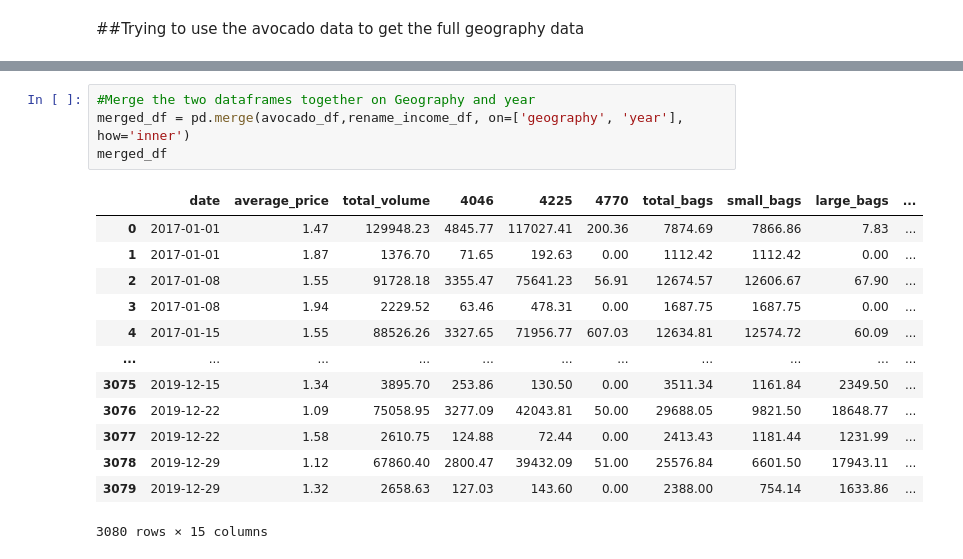
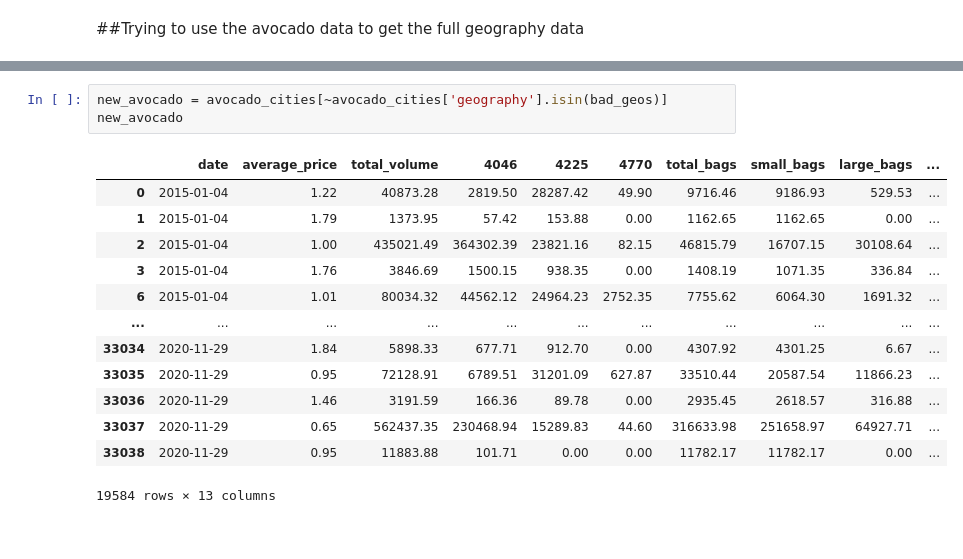
Before and after one commit to efennie/project_one, a Jupyter notebook: Question_1.ipynb, the cells around one changed output, grey strips where cells are left out. Drawn from its saved outputs; the diff is of its cells as text.

```diff
--- a/Question_1.ipynb
+++ b/Question_1.ipynb
@@ -66,20 +35,19 @@ rename_income_df.head()
-# %%
-#Merge the two dataframes together on Geography and year
-merged_df = pd.merge(avocado_df,rename_income_df, on=['geography', 'year'], how='inner')
-merged_df
-# %% [output]
-|  | date | average_price | total_volume | 4046 | 4225 | 4770 | total_bags | small_bags | large_bags | ... |
-| 0 | 2017-01-01 | 1.47 | 129948.23 | 4845.77 | 117027.41 | 200.36 | 7874.69 | 7866.86 | 7.83 | ... |
-| 1 | 2017-01-01 | 1.87 | 1376.70 | 71.65 | 192.63 | 0.00 | 1112.42 | 1112.42 | 0.00 | ... |
-| 2 | 2017-01-08 | 1.55 | 91728.18 | 3355.47 | 75641.23 | 56.91 | 12674.57 | 12606.67 | 67.90 | ... |
-| 3 | 2017-01-08 | 1.94 | 2229.52 | 63.46 | 478.31 | 0.00 | 1687.75 | 1687.75 | 0.00 | ... |
-| 4 | 2017-01-15 | 1.55 | 88526.26 | 3327.65 | 71956.77 | 607.03 | 12634.81 | 12574.72 | 60.09 | ... |
-| ... | ... | ... | ... | ... | ... | ... | ... | ... | ... | ... |
-| 3075 | 2019-12-15 | 1.34 | 3895.70 | 253.86 | 130.50 | 0.00 | 3511.34 | 1161.84 | 2349.50 | ... |
-| 3076 | 2019-12-22 | 1.09 | 75058.95 | 3277.09 | 42043.81 | 50.00 | 29688.05 | 9821.50 | 18648.77 | ... |
-| 3077 | 2019-12-22 | 1.58 | 2610.75 | 124.88 | 72.44 | 0.00 | 2413.43 | 1181.44 | 1231.99 | ... |
-| 3078 | 2019-12-29 | 1.12 | 67860.40 | 2800.47 | 39432.09 | 51.00 | 25576.84 | 6601.50 | 17943.11 | ... |
-| 3079 | 2019-12-29 | 1.32 | 2658.63 | 127.03 | 143.60 | 0.00 | 2388.00 | 754.14 | 1633.86 | ... |
-3080 rows × 15 columns
+# %%
+new_avocado = avocado_cities[~avocado_cities['geography'].isin(bad_geos)]
+new_avocado
+# %% [output]
+|  | date | average_price | total_volume | 4046 | 4225 | 4770 | total_bags | small_bags | large_bags | ... |
+| 0 | 2015-01-04 | 1.22 | 40873.28 | 2819.50 | 28287.42 | 49.90 | 9716.46 | 9186.93 | 529.53 | ... |
+| 1 | 2015-01-04 | 1.79 | 1373.95 | 57.42 | 153.88 | 0.00 | 1162.65 | 1162.65 | 0.00 | ... |
+| 2 | 2015-01-04 | 1.00 | 435021.49 | 364302.39 | 23821.16 | 82.15 | 46815.79 | 16707.15 | 30108.64 | ... |
+| 3 | 2015-01-04 | 1.76 | 3846.69 | 1500.15 | 938.35 | 0.00 | 1408.19 | 1071.35 | 336.84 | ... |
+| 6 | 2015-01-04 | 1.01 | 80034.32 | 44562.12 | 24964.23 | 2752.35 | 7755.62 | 6064.30 | 1691.32 | ... |
+| ... | ... | ... | ... | ... | ... | ... | ... | ... | ... | ... |
+| 33034 | 2020-11-29 | 1.84 | 5898.33 | 677.71 | 912.70 | 0.00 | 4307.92 | 4301.25 | 6.67 | ... |
+| 33035 | 2020-11-29 | 0.95 | 72128.91 | 6789.51 | 31201.09 | 627.87 | 33510.44 | 20587.54 | 11866.23 | ... |
+| 33036 | 2020-11-29 | 1.46 | 3191.59 | 166.36 | 89.78 | 0.00 | 2935.45 | 2618.57 | 316.88 | ... |
+| 33037 | 2020-11-29 | 0.65 | 562437.35 | 230468.94 | 15289.83 | 44.60 | 316633.98 | 251658.97 | 64927.71 | ... |
+| 33038 | 2020-11-29 | 0.95 | 11883.88 | 101.71 | 0.00 | 0.00 | 11782.17 | 11782.17 | 0.00 | ... |
+19584 rows × 13 columns
 # %%
 #Changing Date to ONLY reflect the month
```
Also changed, not shown: parts of 8 cells of this notebook.
